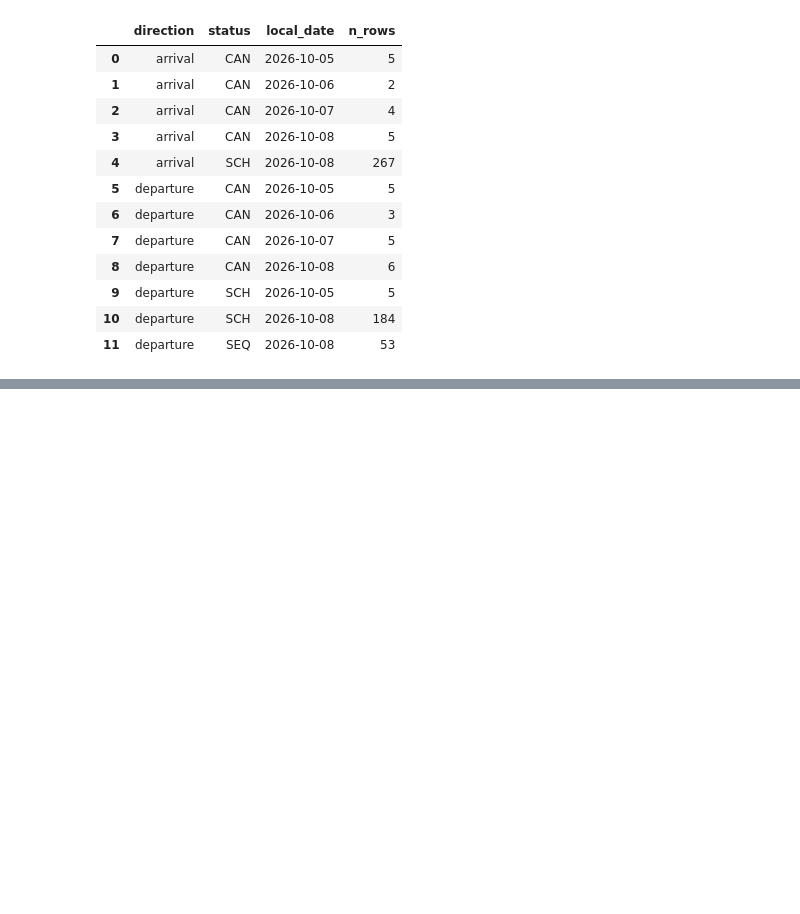
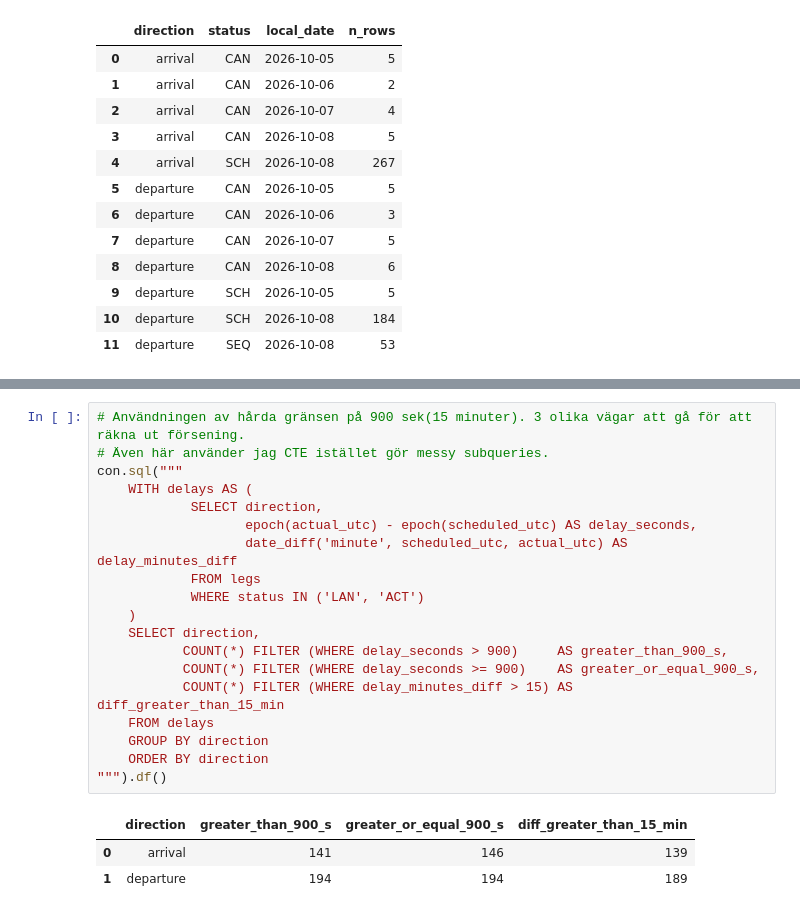
Before and after one commit to indiramahadiva/Flight-punctuality_4_DE25, a Jupyter notebook: notebooks/eda_swedavia.ipynb, the cells around one changed output, grey strips where cells are left out. Drawn from its saved outputs; the diff is of its cells as text; blank space fills up the shorter version.

```diff
--- a/notebooks/eda_swedavia.ipynb
+++ b/notebooks/eda_swedavia.ipynb
@@ -317,0 +372,23 @@ con.sql("""
+# %%
+# Användningen av hårda gränsen på 900 sek(15 minuter). 3 olika vägar att gå för att räkna ut försening.
+# Även här använder jag CTE istället gör messy subqueries.
+con.sql("""
+    WITH delays AS (
+            SELECT direction,
+                   epoch(actual_utc) - epoch(scheduled_utc) AS delay_seconds,
+                   date_diff('minute', scheduled_utc, actual_utc) AS delay_minutes_diff
+            FROM legs
+            WHERE status IN ('LAN', 'ACT')
+    )
+    SELECT direction,
+           COUNT(*) FILTER (WHERE delay_seconds > 900)     AS greater_than_900_s,
+           COUNT(*) FILTER (WHERE delay_seconds >= 900)    AS greater_or_equal_900_s,
+           COUNT(*) FILTER (WHERE delay_minutes_diff > 15) AS diff_greater_than_15_min
+    FROM delays
+    GROUP BY direction
+    ORDER BY direction
+""").df()
+# %% [output]
+|  | direction | greater_than_900_s | greater_or_equal_900_s | diff_greater_than_15_min |
+| 0 | arrival | 141 | 146 | 139 |
+| 1 | departure | 194 | 194 | 189 |
```
Also changed, not shown: parts of 11 cells of this notebook.
